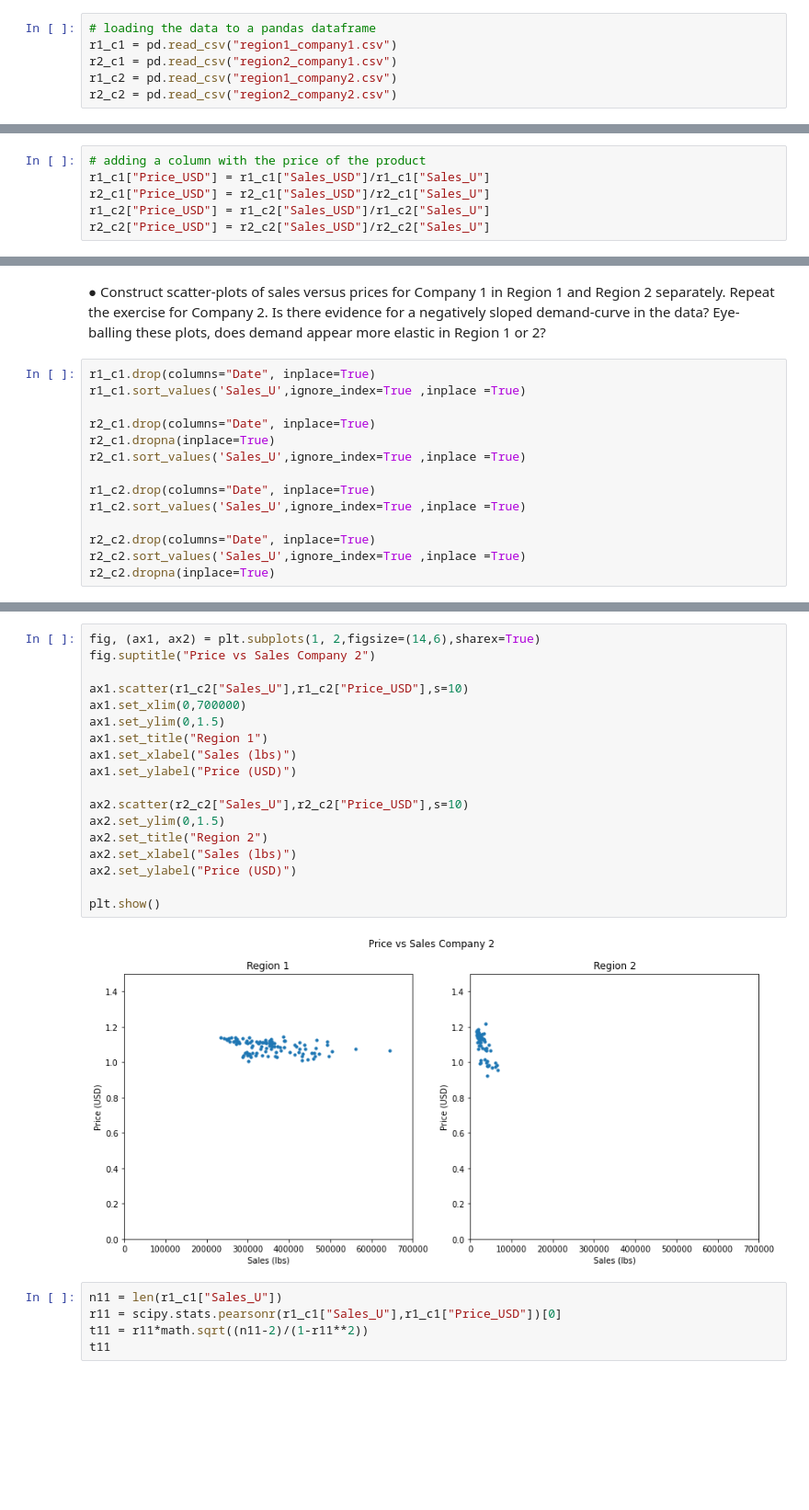
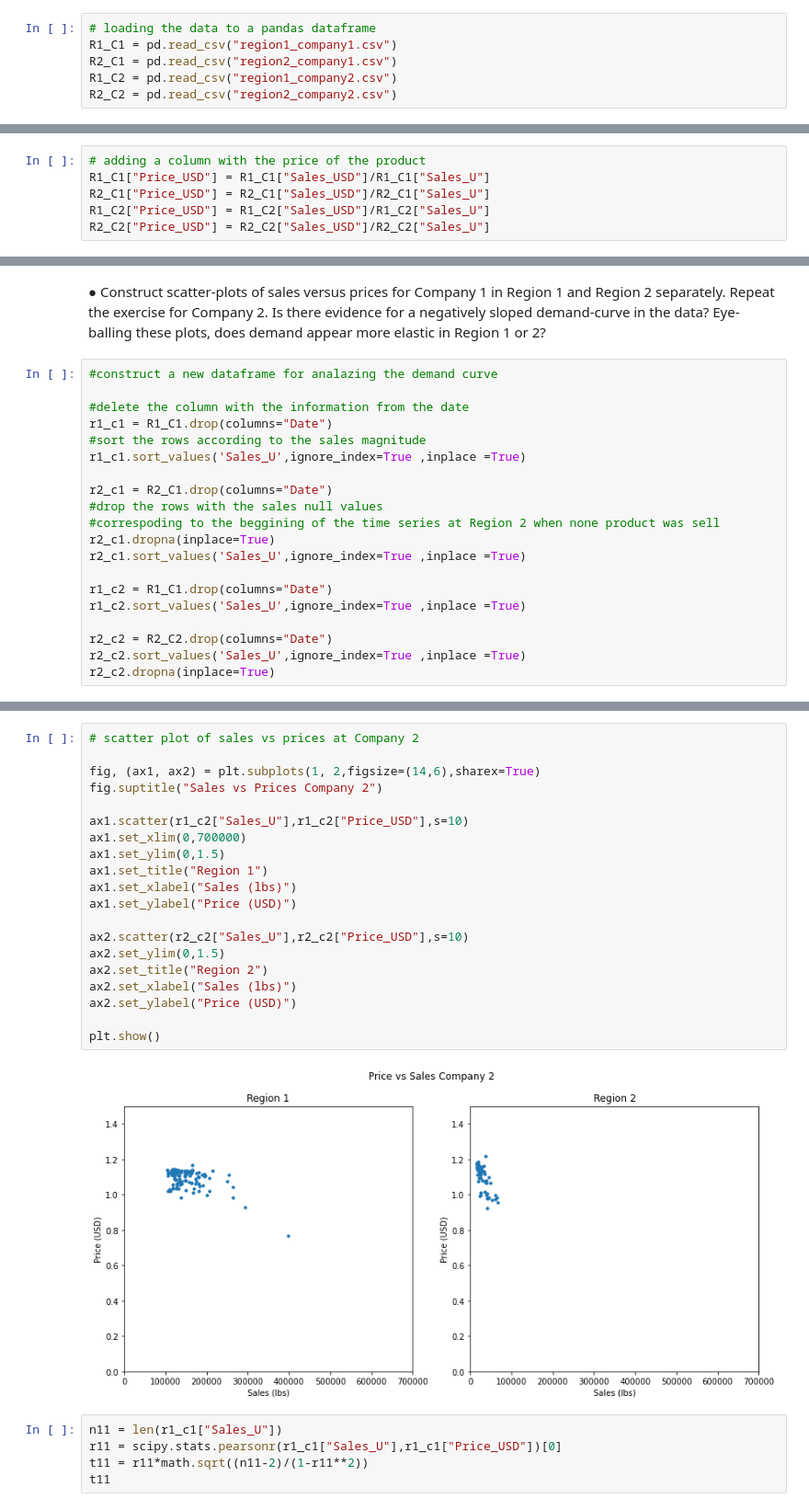
Before and after one commit to hinojosaad/Damavis-Challenge, a Jupyter notebook: Damavis Data Science Challenge Ex 2.ipynb, the cells around one changed output, grey strips where cells are left out. Shown at 92% size. Saved outputs shown, nothing was run; the diff lists cells and outputs as text; blank space fills up the shorter version.

```diff
--- a/Damavis Data Science Challenge Ex 2.ipynb
+++ b/Damavis Data Science Challenge Ex 2.ipynb
@@ -28,9 +28,9 @@ are:
 ● Construct time-series plots of sales and prices for Company 1 in Region 1 and 2. Repeat the exercise for Company 2. Describe the differences or similarities between Company 1 and 2 pricing policies.
 # %%
 # loading the data to a pandas dataframe
-r1_c1 = pd.read_csv("region1_company1.csv")
-r2_c1 = pd.read_csv("region2_company1.csv")
-r1_c2 = pd.read_csv("region1_company2.csv")
-r2_c2 = pd.read_csv("region2_company2.csv")
+R1_C1 = pd.read_csv("region1_company1.csv")
+R2_C1 = pd.read_csv("region2_company1.csv")
+R1_C2 = pd.read_csv("region1_company2.csv")
+R2_C2 = pd.read_csv("region2_company2.csv")
 # %%
 # checking that the data is free of missing values
@@ -62,9 +62,9 @@ None
 # %%
 # adding a column with the price of the product
-r1_c1["Price_USD"] = r1_c1["Sales_USD"]/r1_c1["Sales_U"]
-r2_c1["Price_USD"] = r2_c1["Sales_USD"]/r2_c1["Sales_U"]
-r1_c2["Price_USD"] = r1_c2["Sales_USD"]/r1_c2["Sales_U"]
-r2_c2["Price_USD"] = r2_c2["Sales_USD"]/r2_c2["Sales_U"]
+R1_C1["Price_USD"] = R1_C1["Sales_USD"]/R1_C1["Sales_U"]
+R2_C1["Price_USD"] = R2_C1["Sales_USD"]/R2_C1["Sales_U"]
+R1_C2["Price_USD"] = R1_C2["Sales_USD"]/R1_C2["Sales_U"]
+R2_C2["Price_USD"] = R2_C2["Sales_USD"]/R2_C2["Sales_U"]
 # %%
 #time series plots with the sales and prices of Company 1
 
@@ -124,17 +124,23 @@ plt.show()
 # %% [markdown]
 ● Construct scatter-plots of sales versus prices for Company 1 in Region 1 and Region 2 separately. Repeat the exercise for Company 2. Is there evidence for a negatively sloped demand-curve in the data? Eye-balling these plots, does demand appear more elastic in Region 1 or 2?
 # %%
-r1_c1.drop(columns="Date", inplace=True)
+#construct a new dataframe for analazing the demand curve
+
+#delete the column with the information from the date
+r1_c1 = R1_C1.drop(columns="Date")
+#sort the rows according to the sales magnitude
 r1_c1.sort_values('Sales_U',ignore_index=True ,inplace =True)
 
-r2_c1.drop(columns="Date", inplace=True)
+r2_c1 = R2_C1.drop(columns="Date")
+#drop the rows with the sales null values
+#correspoding to the beggining of the time series at Region 2 when none product was sell
 r2_c1.dropna(inplace=True)
 r2_c1.sort_values('Sales_U',ignore_index=True ,inplace =True)
 
-r1_c2.drop(columns="Date", inplace=True)
+r1_c2 = R1_C1.drop(columns="Date")
 r1_c2.sort_values('Sales_U',ignore_index=True ,inplace =True)
 
-r2_c2.drop(columns="Date", inplace=True)
+r2_c2 = R2_C2.drop(columns="Date")
 r2_c2.sort_values('Sales_U',ignore_index=True ,inplace =True)
 r2_c2.dropna(inplace=True)
 # %%
@@ -158,25 +166,27 @@ plt.show()
 # %% [output]
 [figure]
 # %%
+# scatter plot of sales vs prices at Company 2
+
 fig, (ax1, ax2) = plt.subplots(1, 2,figsize=(14,6),sharex=True)
-fig.suptitle("Price vs Sales Company 2")
+fig.suptitle("Sales vs Prices Company 2")
 
 ax1.scatter(r1_c2["Sales_U"],r1_c2["Price_USD"],s=10)
 ax1.set_xlim(0,700000)
 ax1.set_ylim(0,1.5)
 ax1.set_title("Region 1")
 ax1.set_xlabel("Sales (lbs)")
 ax1.set_ylabel("Price (USD)")
 
 ax2.scatter(r2_c2["Sales_U"],r2_c2["Price_USD"],s=10)
 ax2.set_ylim(0,1.5)
 ax2.set_title("Region 2")
 ax2.set_xlabel("Sales (lbs)")
 ax2.set_ylabel("Price (USD)")
 
 plt.show()
 # %% [output]
-[figure, old version]
+[figure, new version]
 # %%
 n11 = len(r1_c1["Sales_U"])
 r11 = scipy.stats.pearsonr(r1_c1["Sales_U"],r1_c1["Price_USD"])[0]
```
Also changed, not shown: parts of 9 cells of this notebook.
